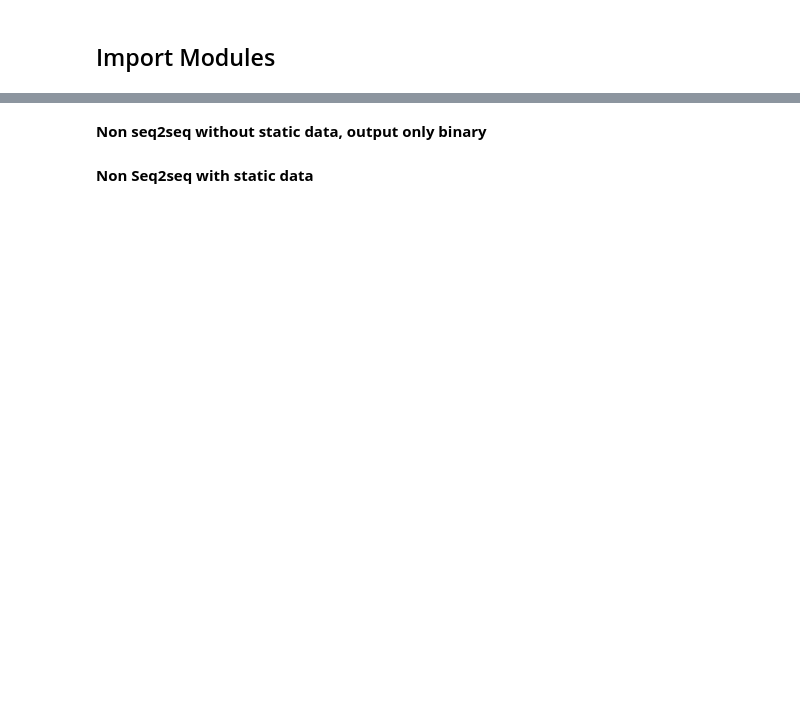
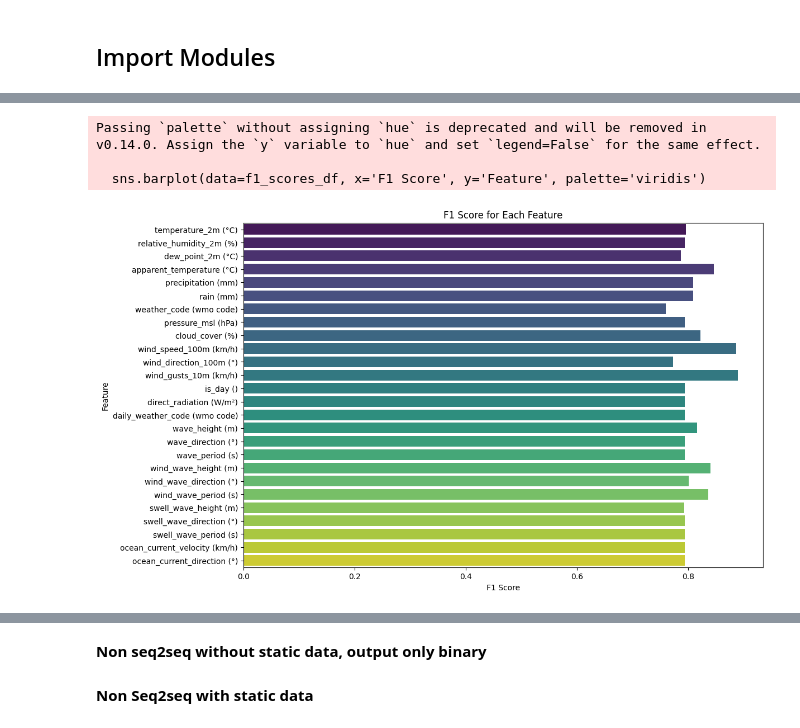
Before and after one commit to Jordinia/Marine-Energy-Project, a Jupyter notebook: proyekMarine_rapi.ipynb, the cells around one changed output, grey strips where cells are left out. Saved outputs shown, nothing was run; the diff lists cells and outputs as text; code cells hidden in the pictures; blank space fills up the shorter version.

```diff
--- a/proyekMarine_rapi.ipynb
+++ b/proyekMarine_rapi.ipynb
@@ -125,0 +108,40 @@ data shape: (12521, 28)
+# %%
+# Extract features and target
+X = df.drop(columns=['sailing_decision'])
+y = df['sailing_decision']
+
+# Normalize the features
+scaler = MinMaxScaler()
+X_scaled = scaler.fit_transform(X)
+
+# Split the data into training and testing sets
+X_train, X_test, y_train, y_test = train_test_split(X_scaled, y, test_size=0.3, random_state=42)
+
+# Initialize the classifier
+clf = LogisticRegression()
+
+# Define a custom F1 scorer
+f1_scorer = make_scorer(f1_score, average='binary')
+
+# Compute F1 scores using cross-validation
+f1_scores = []
+for feature in range(X_train.shape[1]):
+    scores = cross_val_score(clf, X_train[:, feature].reshape(-1, 1), y_train, cv=5, scoring=f1_scorer)
+    f1_scores.append(scores.mean())
+
+# Create a DataFrame for the F1 scores
+f1_scores_df = pd.DataFrame({
+    'Feature': df.columns[:-1],
+    'F1 Score': f1_scores
+})
+
+# Plot the F1 scores
+plt.figure(figsize=(12, 8))
+sns.barplot(data=f1_scores_df, x='F1 Score', y='Feature', palette='viridis')
+plt.title('F1 Score for Each Feature')
+plt.show()
+# %% [output]
+Passing `palette` without assigning `hue` is deprecated and will be removed in v0.14.0. Assign the `y` variable to `hue` and set `legend=False` for the same effect.
+
+  sns.barplot(data=f1_scores_df, x='F1 Score', y='Feature', palette='viridis')
+[figure, added]
```
Also changed, not shown: parts of 21 cells of this notebook, 19 other files.
